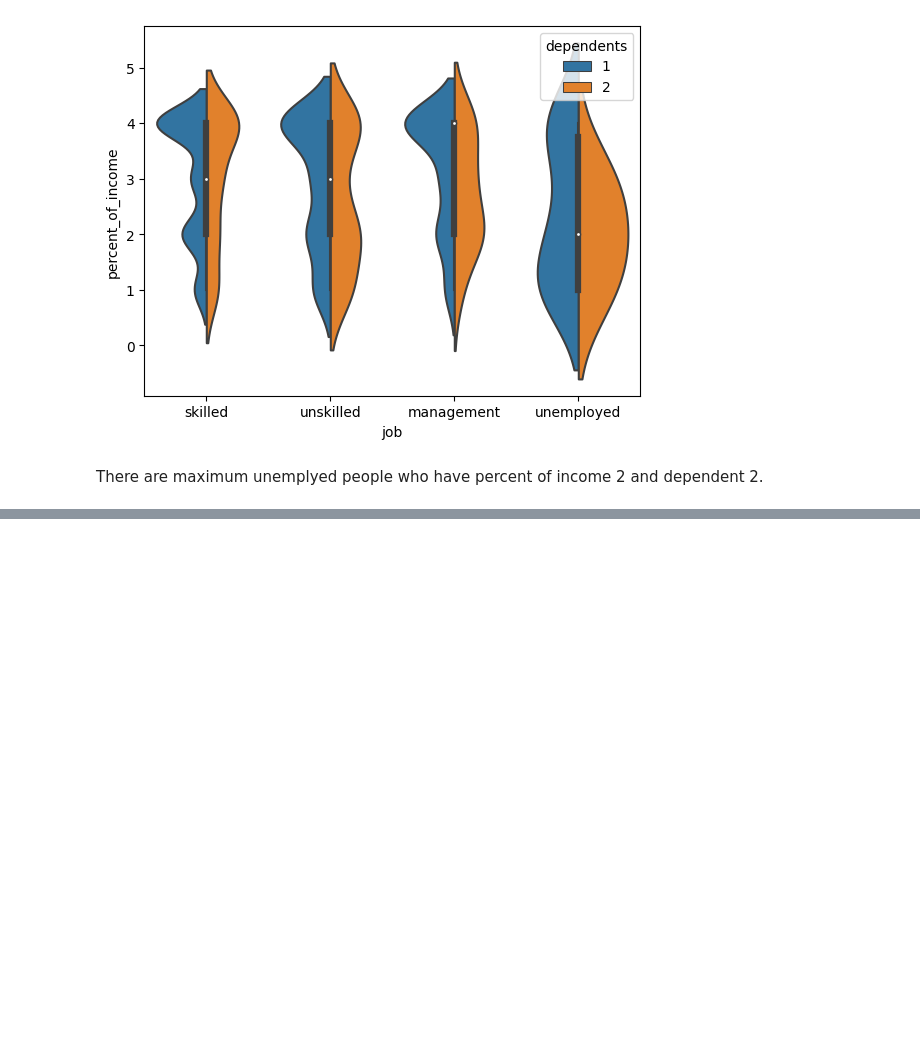
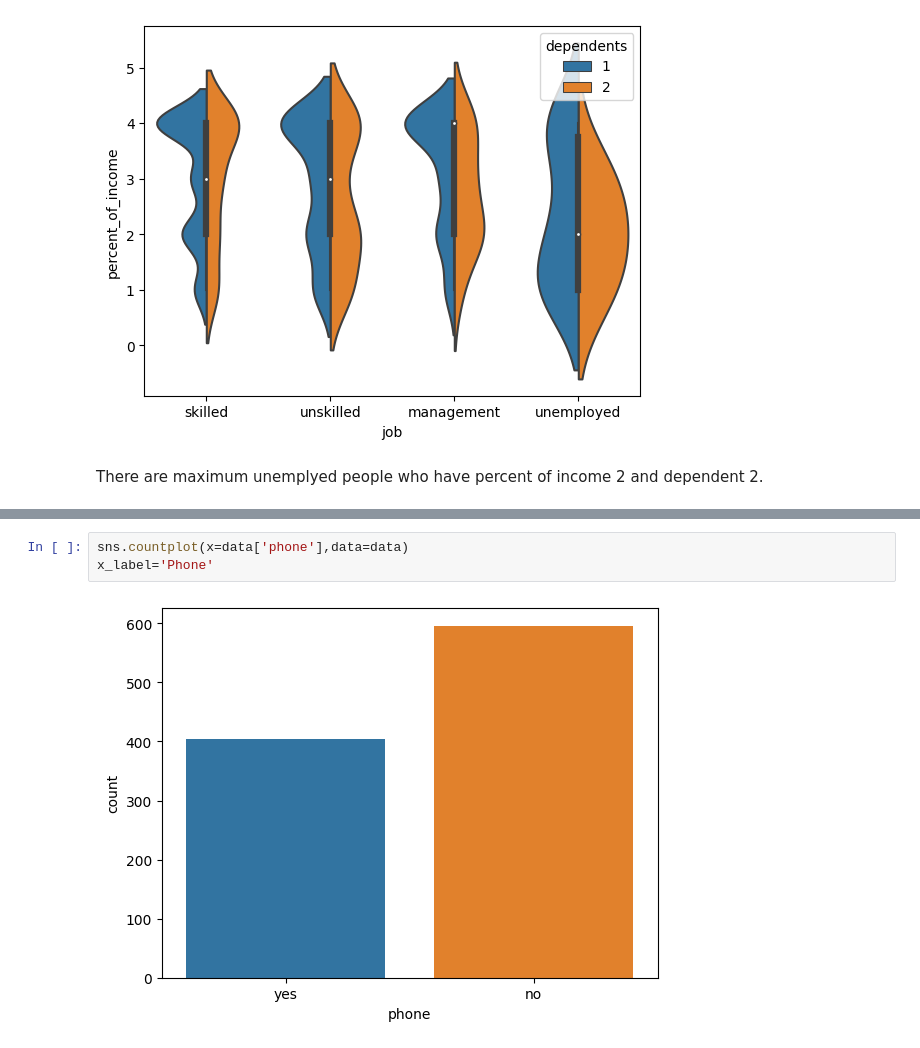
Before and after one commit to kavyansh07/MLCOE-Task-2, a Jupyter notebook: MLCOE_Task_2_Singapore_Credit.ipynb, the cells around one changed output, grey strips where cells are left out. Cells and saved outputs as stored; diff of their text form; blank space fills up the shorter version.

```diff
--- a/MLCOE_Task_2_Singapore_Credit.ipynb
+++ b/MLCOE_Task_2_Singapore_Credit.ipynb
@@ -126,0 +175,5 @@ There are maximum unemplyed people who have percent of income 2 and dependent 2.
+# %%
+sns.countplot(x=data['phone'],data=data)
+x_label='Phone'
+# %% [output]
+[figure, added]
```
Also changed, not shown: parts of 14 cells of this notebook.
